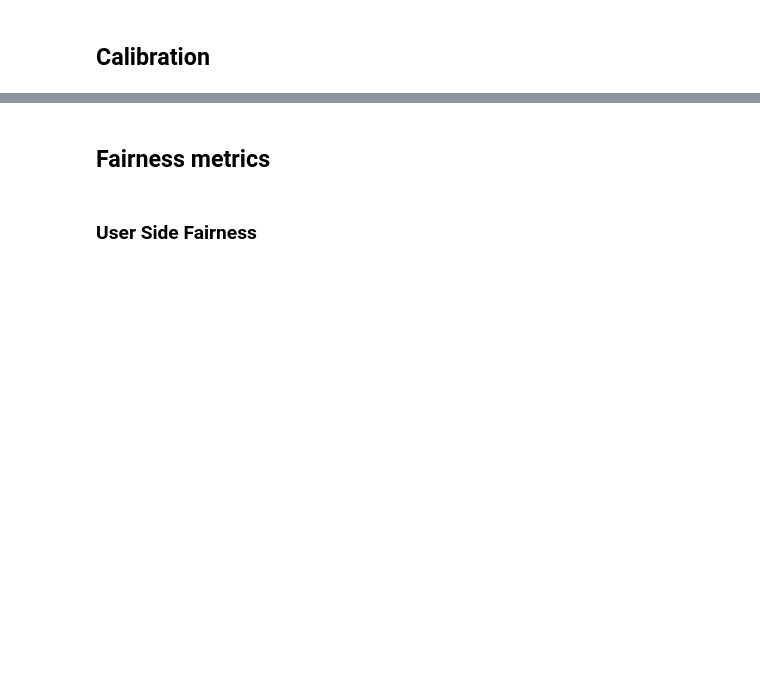
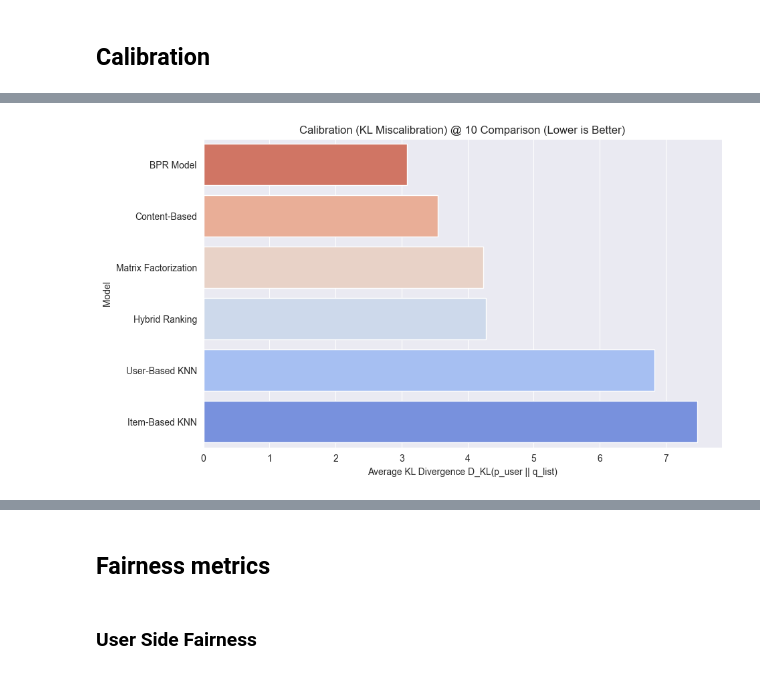
Before and after one commit to kantana8864/Recommender-Systems-Project, a Jupyter notebook: Project-RecSys.ipynb, the cells around one changed output, grey strips where cells are left out. Cells and saved outputs as stored; diff of their text form; code cells hidden in the pictures; blank space fills up the shorter version.

```diff
--- a/Project-RecSys.ipynb
+++ b/Project-RecSys.ipynb
@@ -3574,0 +4209,20 @@ Example surprisal (higher = more novel):
+# %%
+print("Starting Calibration (KL Miscalibration) evaluation...")
+
+# Note: Using sample_users for speed during testing. Set to None for final run.
+calibration_results_df = evaluate_calibration_all_models(
+    train_data=train_data,
+    test_data=test_data,
+    item_p_g_i=item_p_g_i, # Pass the genre distributions
+    user_similarity_matrix=user_similarity_matrix,
+    item_similarity_matrix=item_similarity_matrix,
+    mf_model=mf_model,
+    bpr_model=bpr_model,
+    hybrid_rank_model=hybrid_rank_model,
+    k=10,
+    device=device,
+    sample_users = 10 # Set to None for full evaluation
+)
+
+print("\n--- Model Calibration (KL Miscalibration @ 10) ---")
+print(calibration_results_df) # Use print for DataFrames as display might not work
@@ -3574,0 +4240,15 @@ Example surprisal (higher = more novel):
+# %%
+# --- Plot the results ---
+plt.figure(figsize=(10, 6))
+sns.barplot(
+    data=calibration_results_df,
+    x="KL Miscalibration @ 10",
+    y="Model",
+    palette="coolwarm_r" # Use a reversed palette where lower is "better" (e.g., cooler colors)
+)
+plt.title("Calibration (KL Miscalibration) @ 10 Comparison (Lower is Better)")
+plt.xlabel("Average KL Divergence D_KL(p_user || q_list)")
+plt.ylabel("Model")
+plt.show()
+# %% [output]
+[figure, added]
```
Also changed, not shown: parts of 80 cells of this notebook, 6 other files.
